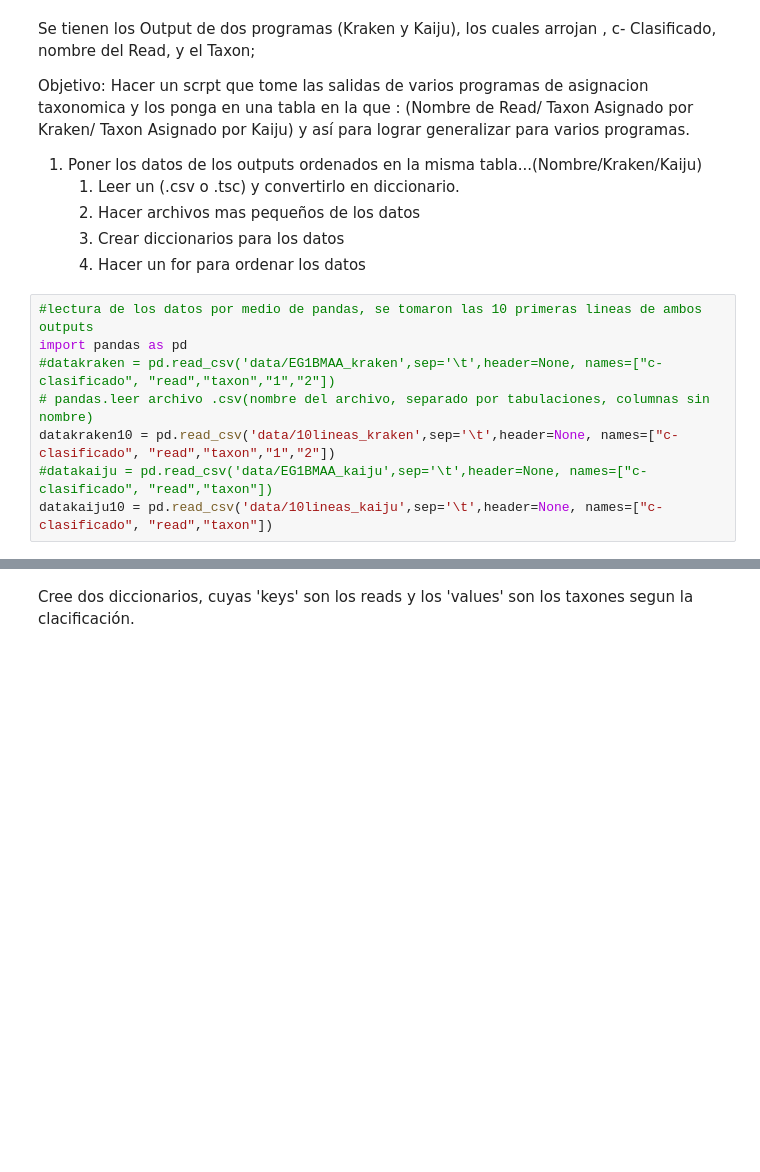
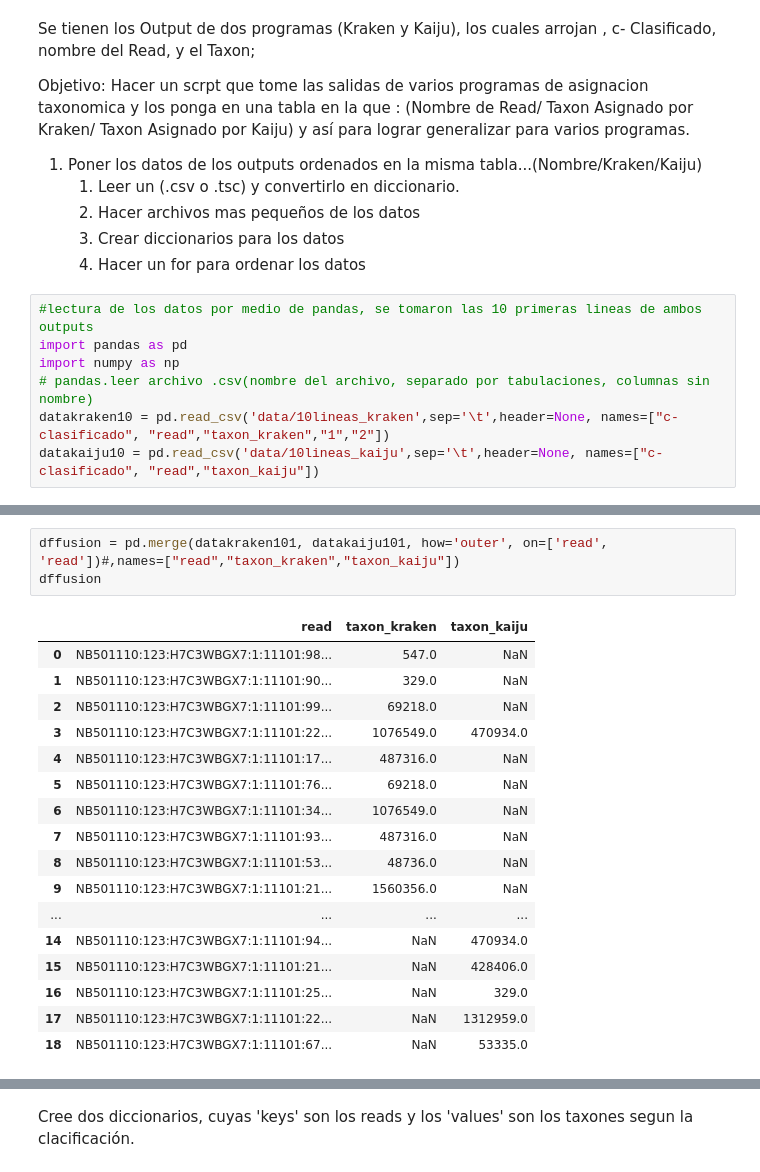
Before and after one commit to CamilaSilva1995/Proyecto_metagenomica, a Jupyter notebook: Proyecto1.ipynb, the cells around one changed output, grey strips where cells are left out. Cells and saved outputs as stored; diff of their text form; blank space fills up the shorter version.

```diff
--- a/Proyecto1.ipynb
+++ b/Proyecto1.ipynb
@@ -11,10 +11,9 @@ Objetivo: Hacer un scrpt que tome las salidas de varios programas  de asignacion
 # %%
 #lectura de los datos por medio de pandas, se tomaron las 10 primeras lineas de ambos outputs
 import pandas as pd
-#datakraken = pd.read_csv('data/EG1BMAA_kraken',sep='\t',header=None, names=["c-clasificado", "read","taxon","1","2"])
+import numpy as np
 # pandas.leer archivo .csv(nombre del archivo, separado por tabulaciones, columnas sin nombre)
-datakraken10 = pd.read_csv('data/10lineas_kraken',sep='\t',header=None, names=["c-clasificado", "read","taxon","1","2"])
-#datakaiju = pd.read_csv('data/EG1BMAA_kaiju',sep='\t',header=None, names=["c-clasificado", "read","taxon"])
-datakaiju10 = pd.read_csv('data/10lineas_kaiju',sep='\t',header=None, names=["c-clasificado", "read","taxon"])
+datakraken10 = pd.read_csv('data/10lineas_kraken',sep='\t',header=None, names=["c-clasificado", "read","taxon_kraken","1","2"])
+datakaiju10 = pd.read_csv('data/10lineas_kaiju',sep='\t',header=None, names=["c-clasificado", "read","taxon_kaiju"])
 # %%
 datakraken10
@@ -34,2 +93,23 @@ print (pd.merge(datakraken101, datakaiju101.rename(columns={'read':'read'}), on=
+# %%
+dffusion = pd.merge(datakraken101, datakaiju101, how='outer', on=['read', 'read'])#,names=["read","taxon_kraken","taxon_kaiju"])
+dffusion
+# %% [output]
+|  | read | taxon_kraken | taxon_kaiju |
+| 0 | NB501110:123:H7C3WBGX7:1:11101:98... | 547.0 | NaN |
+| 1 | NB501110:123:H7C3WBGX7:1:11101:90... | 329.0 | NaN |
+| 2 | NB501110:123:H7C3WBGX7:1:11101:99... | 69218.0 | NaN |
+| 3 | NB501110:123:H7C3WBGX7:1:11101:22... | 1076549.0 | 470934.0 |
+| 4 | NB501110:123:H7C3WBGX7:1:11101:17... | 487316.0 | NaN |
+| 5 | NB501110:123:H7C3WBGX7:1:11101:76... | 69218.0 | NaN |
+| 6 | NB501110:123:H7C3WBGX7:1:11101:34... | 1076549.0 | NaN |
+| 7 | NB501110:123:H7C3WBGX7:1:11101:93... | 487316.0 | NaN |
+| 8 | NB501110:123:H7C3WBGX7:1:11101:53... | 48736.0 | NaN |
+| 9 | NB501110:123:H7C3WBGX7:1:11101:21... | 1560356.0 | NaN |
+| ... | ... | ... | ... |
+| 14 | NB501110:123:H7C3WBGX7:1:11101:94... | NaN | 470934.0 |
+| 15 | NB501110:123:H7C3WBGX7:1:11101:21... | NaN | 428406.0 |
+| 16 | NB501110:123:H7C3WBGX7:1:11101:25... | NaN | 329.0 |
+| 17 | NB501110:123:H7C3WBGX7:1:11101:22... | NaN | 1312959.0 |
+| 18 | NB501110:123:H7C3WBGX7:1:11101:67... | NaN | 53335.0 |
 # %%
 datakraken101.info()
```
Also changed, not shown: parts of 37 cells of this notebook, 1 other file.
